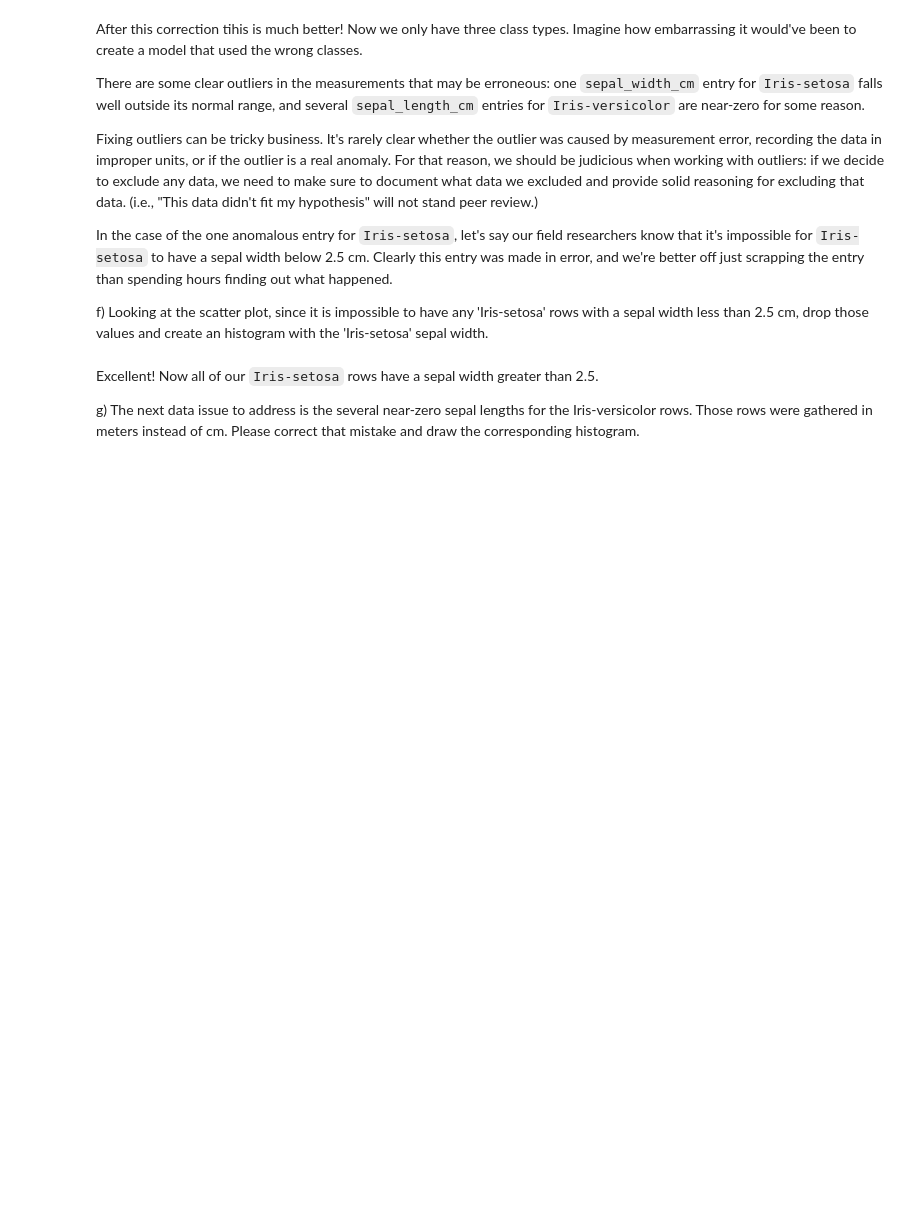
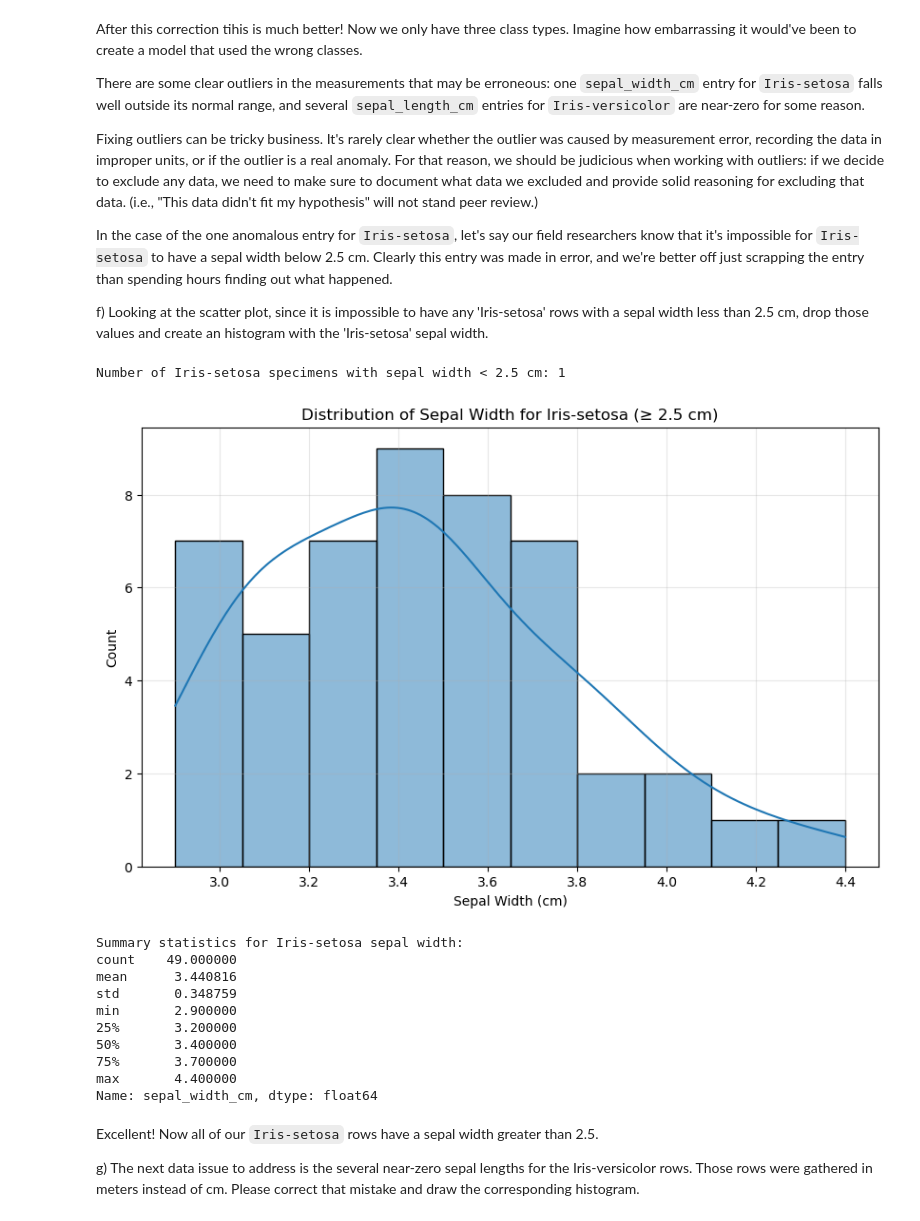
Before and after one commit to alexandre2004costa/IA_project2, a Jupyter notebook: Exercise5_IART_SupervisedLearning_Notebook/Exercise5_SupervisedLearning_ToComplete.ipynb, the cells around one changed output. Drawn from its saved outputs; the diff is of its cells as text; code cells hidden in the pictures; blank space fills up the shorter version.

```diff
--- a/Exercise5_IART_SupervisedLearning_Notebook/Exercise5_SupervisedLearning_ToComplete.ipynb
+++ b/Exercise5_IART_SupervisedLearning_Notebook/Exercise5_SupervisedLearning_ToComplete.ipynb
@@ -106,3 +183,41 @@ f)	Looking at the scatter plot, since it is impossible to have any 'Iris-setosa'
+# %%
+# This line drops any 'Iris-setosa' rows with a separal width less than 2.5 cm
+#
+import seaborn as sns
+setosa_data = iris_data[iris_data['class'] == 'Iris-setosa']
+
+# Check if there are any Iris-setosa specimens with sepal width < 2.5 cm
+setosa_less_than_2_5 = setosa_data[setosa_data['sepal_width_cm'] < 2.5]
+print(f"Number of Iris-setosa specimens with sepal width < 2.5 cm: {len(setosa_less_than_2_5)}")
+
+# Filter out any Iris-setosa specimens with sepal width < 2.5 cm (if any)
+setosa_filtered = setosa_data[setosa_data['sepal_width_cm'] >= 2.5]
+
+# Create a histogram of sepal width for Iris-setosa
+plt.figure(figsize=(10, 6))
+sns.histplot(setosa_filtered['sepal_width_cm'], bins=10, kde=True)
+plt.title('Distribution of Sepal Width for Iris-setosa (≥ 2.5 cm)')
+plt.xlabel('Sepal Width (cm)')
+plt.ylabel('Count')
+plt.grid(True, alpha=0.3)
+plt.show()
+
+# Display summary statistics for Iris-setosa sepal width
+print("\nSummary statistics for Iris-setosa sepal width:")
+print(setosa_filtered['sepal_width_cm'].describe())
+# %% [output]
+Number of Iris-setosa specimens with sepal width < 2.5 cm: 1
+[figure, added]
+Summary statistics for Iris-setosa sepal width:
+count    49.000000
+mean      3.440816
+std       0.348759
+min       2.900000
+25%       3.200000
+50%       3.400000
+75%       3.700000
+max       4.400000
+Name: sepal_width_cm, dtype: float64
 # %% [markdown]
 Excellent! Now all of our `Iris-setosa` rows have a sepal width greater than 2.5.
 
```
Also changed, not shown: parts of 17 cells of this notebook, 1 other file.
